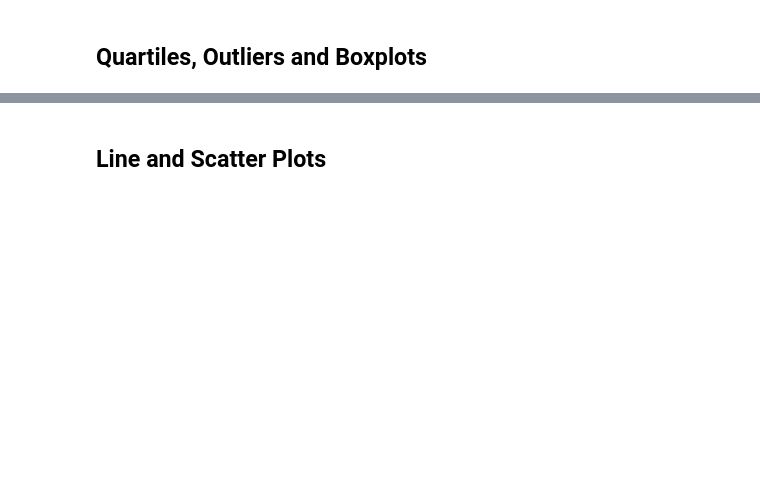
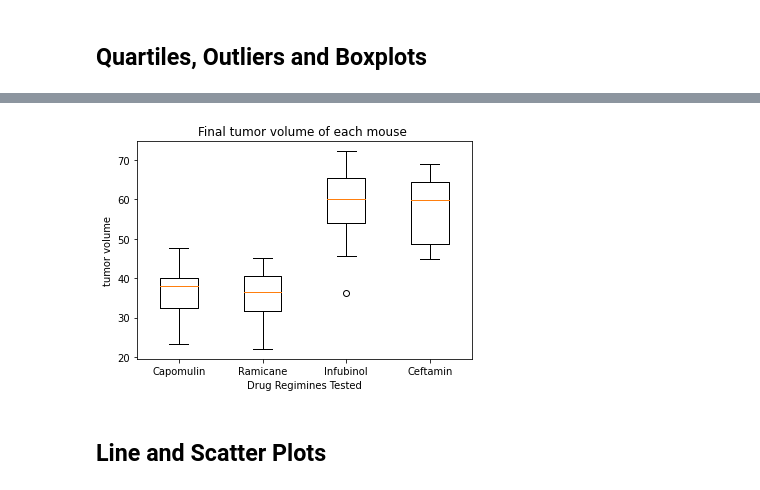
Before and after one commit to EvanK215/Pymaceuticals-Challenge, a Jupyter notebook: pymaceuticals_starter.ipynb, the cells around one changed output, grey strips where cells are left out. Drawn from its saved outputs; the diff is of its cells as text; code cells hidden in the pictures; blank space fills up the shorter version.

```diff
--- a/pymaceuticals_starter.ipynb
+++ b/pymaceuticals_starter.ipynb
@@ -204,9 +202,17 @@ TypeError: '<' not supported between instances of 'str' and 'int'
 ## Quartiles, Outliers and Boxplots
 # %%
 # Calculate the final tumor volume of each mouse across four of the treatment regimens:
-# Capomulin, Ramicane, Infubinol, and Ceftamin
+#Capomulin, Ramicane, Infubinol, and Ceftamin
 
 # Start by getting the last (greatest) timepoint for each mouse
-
+mouseGroup = mouseClean_df.groupby('Mouse ID').max()['Timepoint']
 
 # Merge this group df with the original dataframe to get the tumor volume at the last timepoint
+mouseGroupMerge = pd.merge(mouseClean_df, mouseGroup, how= 'right', on= ['Mouse ID', 'Timepoint'])
+mouseGroupVol = mouseGroupMerge[['Mouse ID', 'Drug Regimen','Timepoint','Tumor Volume (mm3)']]
+mouseGroupVol1 = mouseGroupVol.loc[mouseGroupVol['Drug Regimen'] == 'Capoumlin', :]
+mouseGroupVol2 = mouseGroupVol.loc[mouseGroupVol['Drug Regimen'] == 'Ramicane', :]
+mouseGroupVol3 = mouseGroupVol.loc[mouseGroupVol['Drug Regimen'] == 'Infubinol', :]
+mouseGroupVol4 = mouseGroupVol.loc[mouseGroupVol['Drug Regimen'] == 'Ceftamin', :]
+
+mouseGroupVol
@@ -213,17 +233,35 @@ TypeError: '<' not supported between instances of 'str' and 'int'
 # %%
 # Put treatments into a list for for loop (and later for plot labels)
-
+KeyDrugs= ['Capomulin', 'Ramicane', 'Infubinol','Ceftamin']
 
 # Create empty list to fill with tumor vol data (for plotting)
-
+tumorVolData= []
 
 # Calculate the IQR and quantitatively determine if there are any potential outliers.
-
+for KeyDrug in KeyDrugs :
 
     # Locate the rows which contain mice on each drug and get the tumor volumes
-
+    T_vol = mouseGroupVol.loc[mouseGroupVol["Drug Regimen"] == KeyDrug, 'Tumor Volume (mm3)']
 
     # add subset
-
+    tumorVolData.append(T_vol)
 
     # Determine outliers using upper and lower bounds
+    quartiles = T_vol.quantile([.25,.5,.75])
+    lowerq = quartiles[0.25]
+    upperq = quartiles[0.75]
+    iqr = upperq-lowerq
+    lower_bound = lowerq - (1.5*iqr)
+    upper_bound = upperq + (1.5*iqr)
+
+    Outliers_Tumor_Vol = mouseGroupVol.loc[(mouseGroupVol['Tumor Volume (mm3)']     <lower_bound) | (mouseGroupVol['Tumor Volume (mm3)'] > upper_bound)]
+
+#print(f"Outliers {Outliers_Tumor_Vol}")
+print("This shows the results of the last itteration for 'Ceftamin'")
+print(f"The lower quartile of Tumor Volume is: {lowerq}")
+print(f"The upper quartile of Tumor Volume is: {upperq}")
+print(f"The interquartile range of Tumor Volume is: {iqr}")
+print(f"The the median of Tumor Volume is: {quartiles[0.5]} ")
+print(f"Values below {lower_bound} could be outliers.")
+print(f"Values above {upper_bound} could be outliers.")
+Outliers_Tumor_Vol
@@ -230,5 +279,12 @@ TypeError: '<' not supported between instances of 'str' and 'int'
 # %%
 # Generate a box plot of the final tumor volume of each mouse across four regimens of interest
+plt.boxplot(tumorVolData, labels= KeyDrugs)
+plt.title('Final tumor volume of each mouse ')
+plt.ylabel('tumor volume')
+plt.xlabel(f"Drug Regimines Tested")
+plt.show()
+# %% [output]
+[figure, added]
 # %% [markdown]
 ## Line and Scatter Plots
 # %%
```
Also changed, not shown: parts of 10 cells of this notebook.
